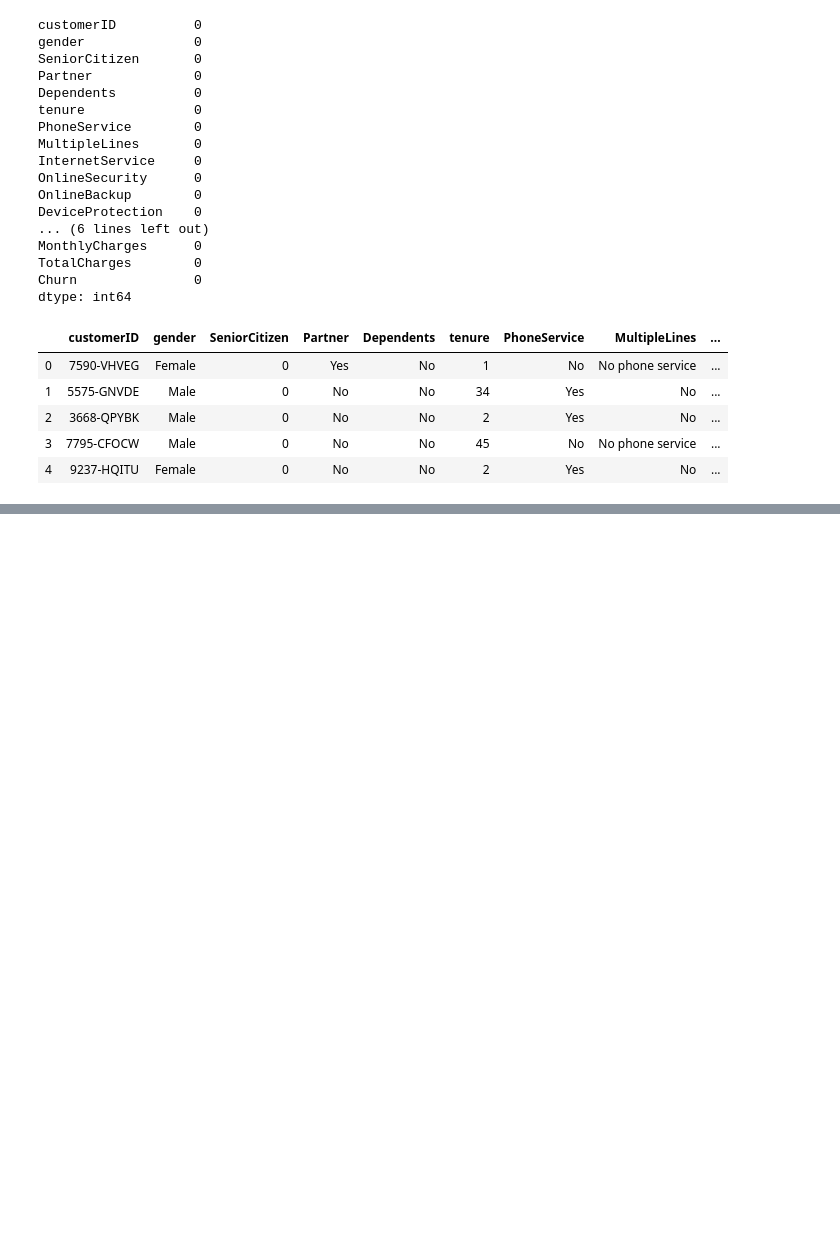
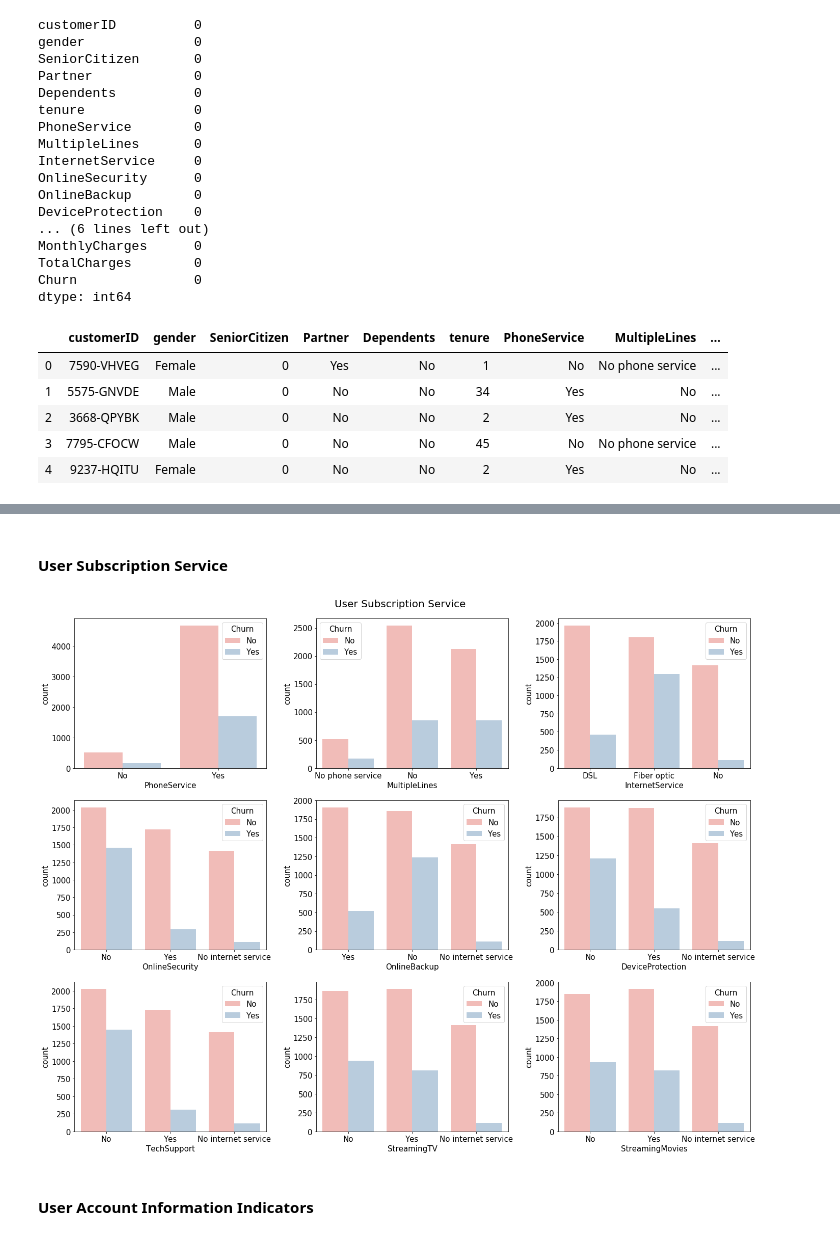
Before and after one commit to FreedomVAce/Telco_Churn_Analysis, a Jupyter notebook: Churn_Analysis.ipynb, the cells around one changed output, grey strips where cells are left out. Drawn from its saved outputs; the diff is of its cells as text; code cells hidden in the pictures; blank space fills up the shorter version.

```diff
--- a/Churn_Analysis.ipynb
+++ b/Churn_Analysis.ipynb
@@ -81,0 +120,29 @@ df.head()
+# %% [markdown]
+#### User Subscription Service
+# %%
+plt.rcParams.update({'font.size': 15})
+fig, axs = plt.subplots(nrows = 3, ncols=3,figsize=(20, 15))
+plt.suptitle('User Subscription Service',fontsize = 20,x = 0.5,y = 1.02)
+
+
+user_type = ['PhoneService','MultipleLines','InternetService' ,'OnlineSecurity',
+             'OnlineBackup','DeviceProtection','TechSupport','StreamingTV','StreamingMovies']
+row_1 = 0
+row_2 = 0
+
+for i in range(0,len(user_type)):
+    if i <= 2:
+        sns.countplot(x= user_type[i],hue='Churn',data=df, palette='Pastel1',ax=axs[0][i])
+    elif (i >= 3) and (i <= 5):
+        sns.countplot(x= user_type[i],hue='Churn',data=df, palette='Pastel1',ax=axs[1][row_1])
+        row_1 = row_1 + 1
+    elif i >= 6:
+        sns.countplot(x= user_type[i],hue='Churn',data=df, palette='Pastel1',ax=axs[2][row_2])
+        row_2 = row_2 + 1
+
+plt.tight_layout()
+plt.show()
+# %% [output]
+[figure, added]
+# %% [markdown]
+#### User Account Information Indicators
```
Also changed, not shown: parts of 12 cells of this notebook.
